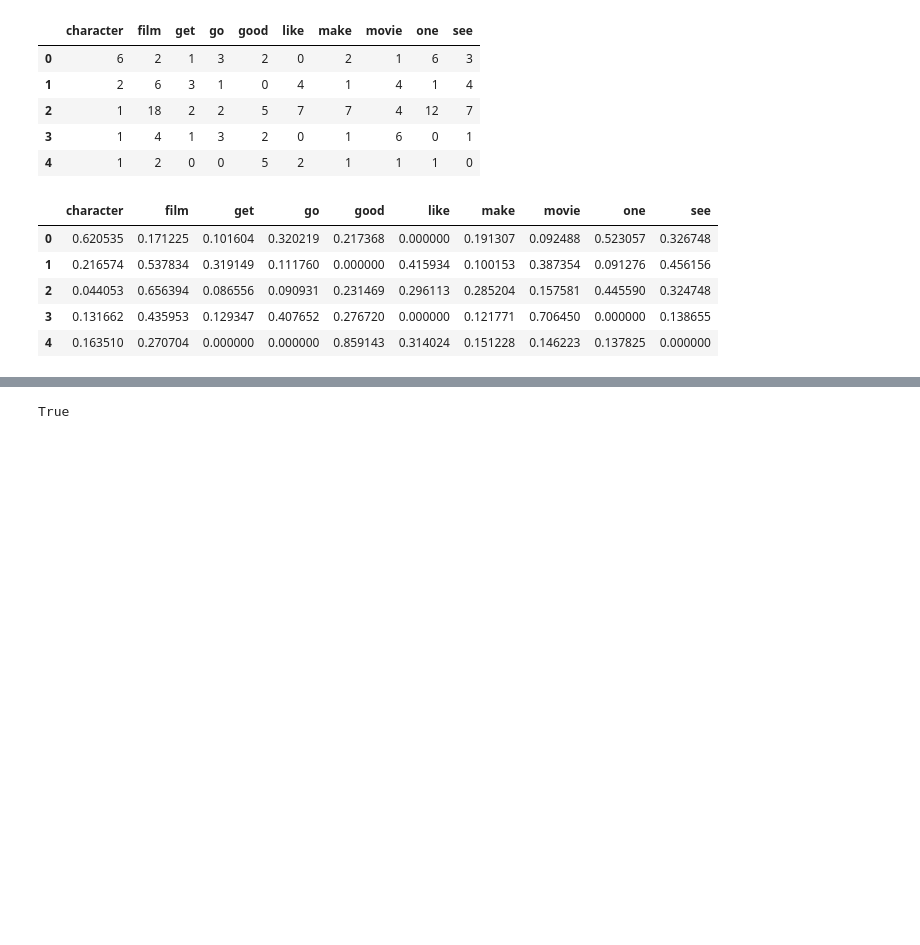
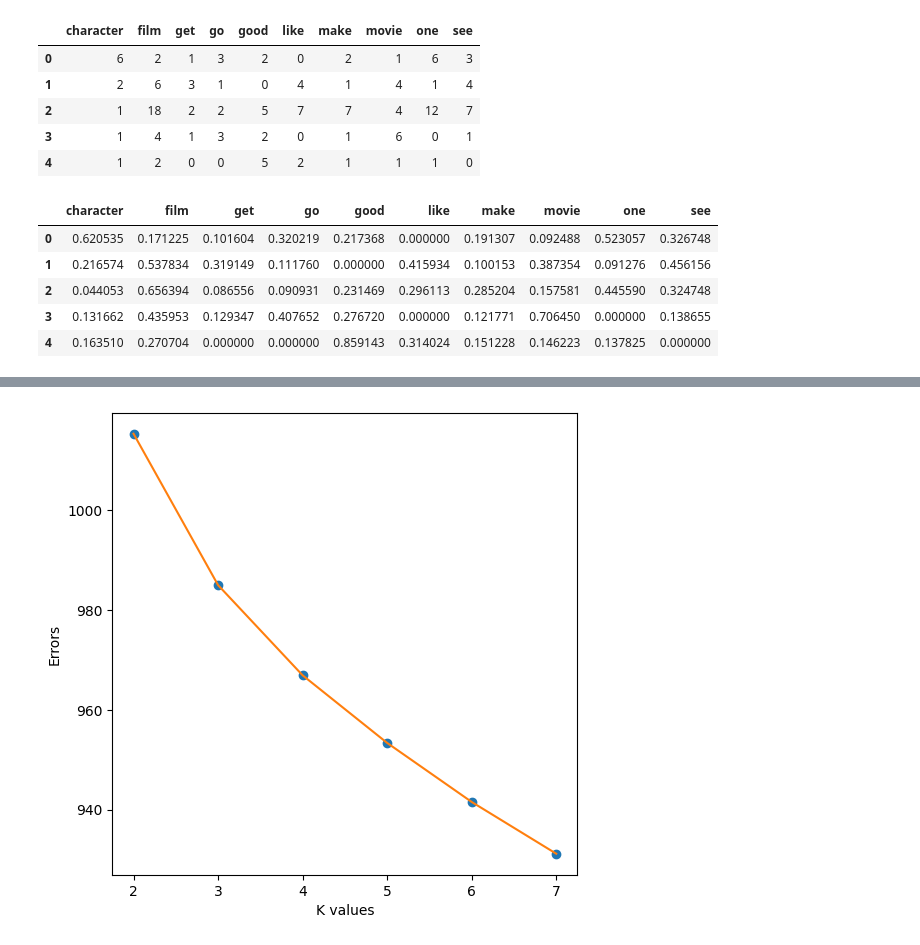
Before and after one commit to HarunErenMutlu/text_mining, a Jupyter notebook: nlp.ipynb, the cells around one changed output, grey strips where cells are left out. Saved outputs shown, nothing was run; the diff lists cells and outputs as text; code cells hidden in the pictures; blank space fills up the shorter version.

```diff
--- a/nlp.ipynb
+++ b/nlp.ipynb
@@ -174,16 +176,3 @@ tfidf_df.head()
 | 2 | 0.044053 | 0.656394 | 0.086556 | 0.090931 | 0.231469 | 0.296113 | 0.285204 | 0.157581 | 0.445590 | 0.324748 |
 | 3 | 0.131662 | 0.435953 | 0.129347 | 0.407652 | 0.276720 | 0.000000 | 0.121771 | 0.706450 | 0.000000 | 0.138655 |
 | 4 | 0.163510 | 0.270704 | 0.000000 | 0.000000 | 0.859143 | 0.314024 | 0.151228 | 0.146223 | 0.137825 | 0.000000 |
-# %%
-tfidf_model = TfidfVectorizer(max_features=50)
-tfidf_df = pd.DataFrame(tfidf_model.fit_transform(all_documents).todense())
-tfidf_df.columns = sorted(tfidf_model.vocabulary_)
-bests1= list(tfidf_df.columns)
-wordcloud = WordCloud(width = 800, height = 800,
-    background_color ='white',
-    max_words=200,
-    stopwords = [],
-    min_font_size = 10).generate(' '.join(bests1))
-plt.imshow(wordcloud, interpolation='bilinear')
-plt.axis("off")
-plt.show()
@@ -207,4 +196,14 @@ plt.show()
-# %%
-bests1 == bests2
-# %% [output]
-True
+# %%
+scores=[]
+for k in [2,3,4,5,6,7]:
+    kmeans = KMeans(n_clusters=k)
+    kmeans.fit(tfidf_df.to_numpy())
+    scores.append(-kmeans.score(tfidf_df.to_numpy()))
+plt.figure(figsize=(6, 6))
+plt.plot([k for k in range(2,8)], scores, 'o')
+plt.plot([k for k in range(2,8)], scores)
+plt.xlabel('K values')
+plt.ylabel('Errors')
+plt.show()
+# %% [output]
+[figure, added]
```
Also changed, not shown: parts of 20 cells of this notebook.
